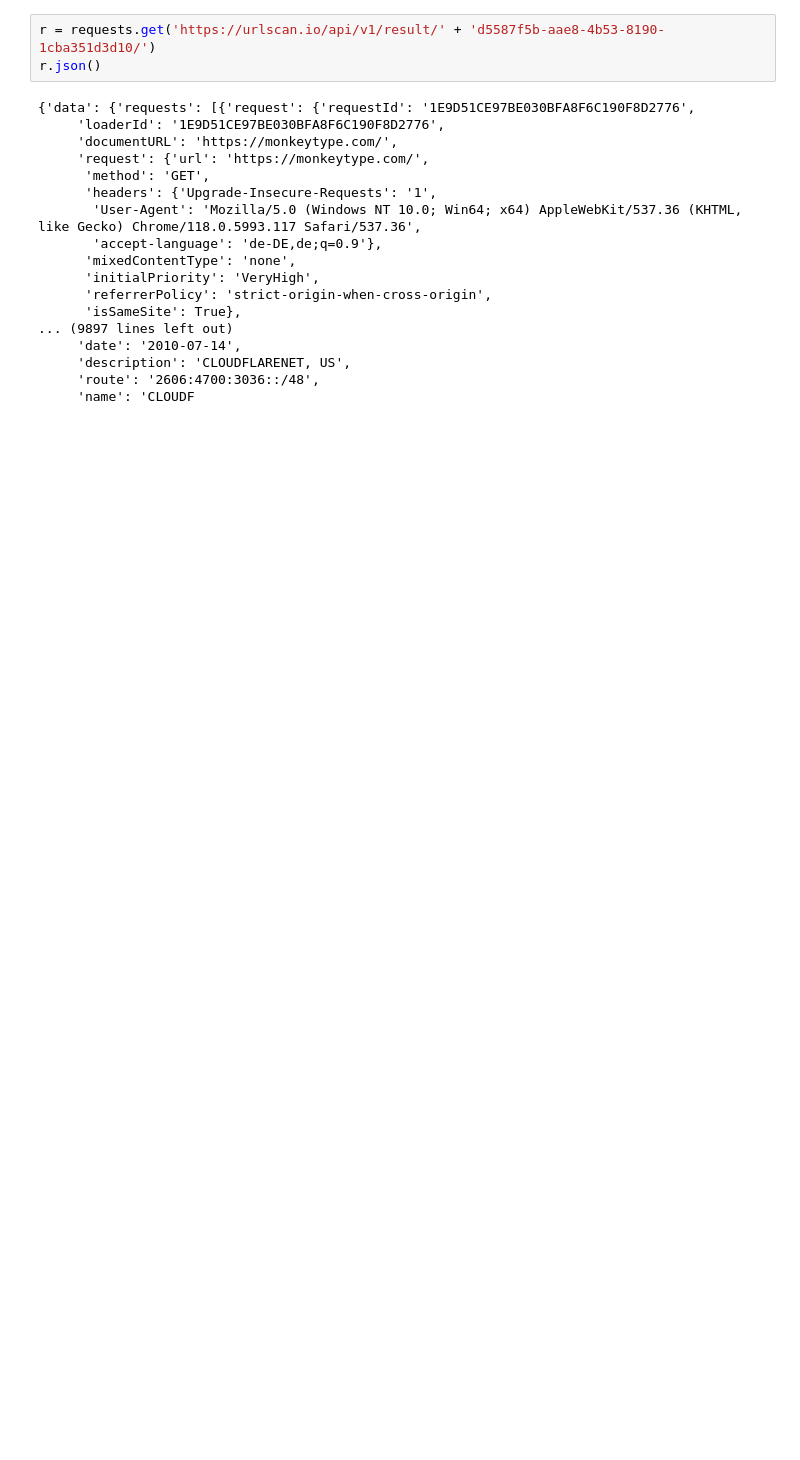
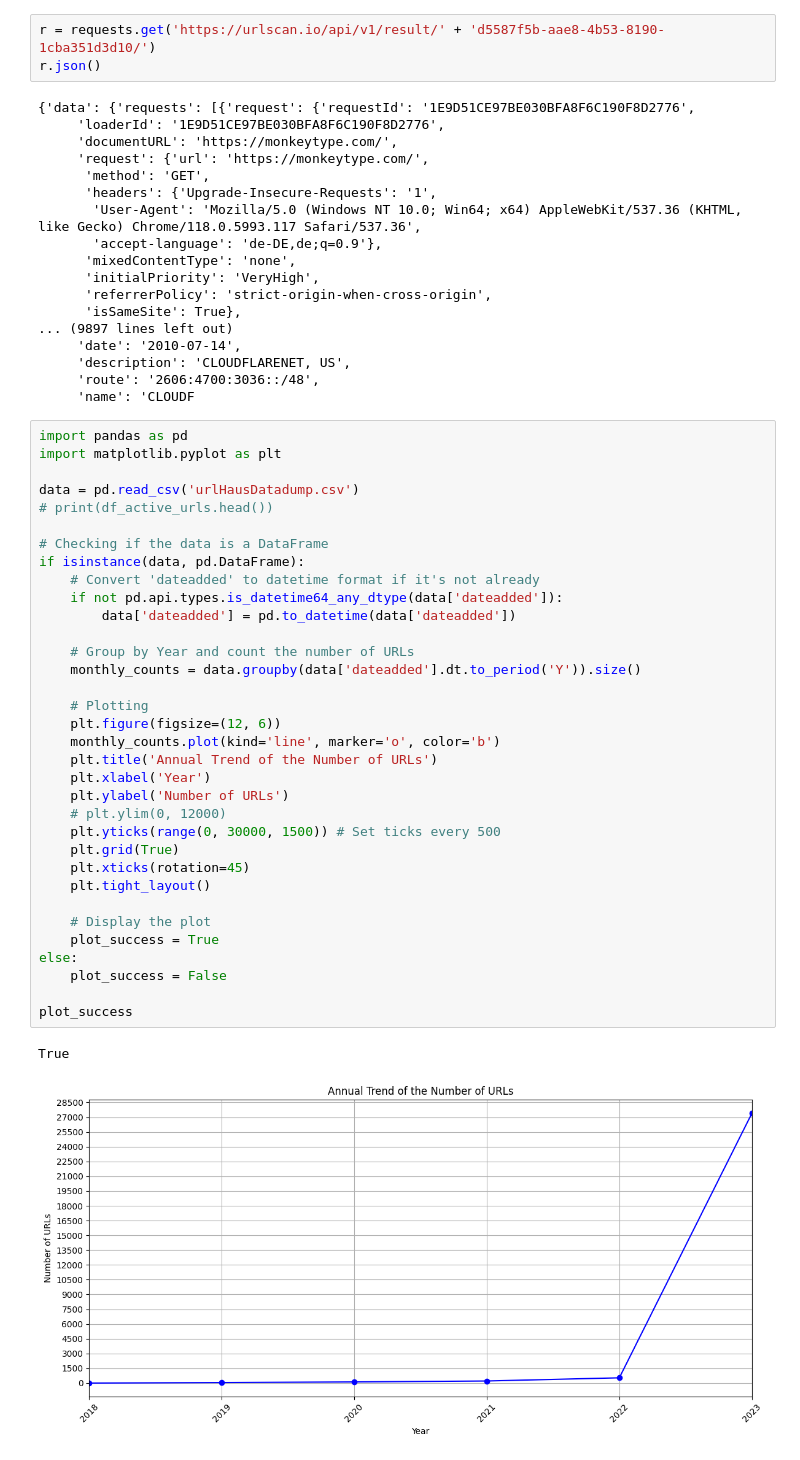
Before and after one commit to clayshubert/KnowThyEnemy, a Jupyter notebook: KnowThyEnemy.ipynb, the cells around one changed output. Cells and saved outputs as stored; diff of their text form; blank space fills up the shorter version.

Commit message:
URLs annual trend added
URLs annual trend analysis picture added

```diff
--- a/KnowThyEnemy.ipynb
+++ b/KnowThyEnemy.ipynb
@@ -57,3 +81,40 @@ r.json()
      'description': 'CLOUDFLARENET, US',
      'route': '2606:4700:3036::/48',
      'name': 'CLOUDF
+# %%
+import pandas as pd
+import matplotlib.pyplot as plt
+
+data = pd.read_csv('urlHausDatadump.csv')
+# print(df_active_urls.head())
+
+# Checking if the data is a DataFrame
+if isinstance(data, pd.DataFrame):
+    # Convert 'dateadded' to datetime format if it's not already
+    if not pd.api.types.is_datetime64_any_dtype(data['dateadded']):
+        data['dateadded'] = pd.to_datetime(data['dateadded'])
+
+    # Group by Year and count the number of URLs
+    monthly_counts = data.groupby(data['dateadded'].dt.to_period('Y')).size()
+
+    # Plotting
+    plt.figure(figsize=(12, 6))
+    monthly_counts.plot(kind='line', marker='o', color='b')
+    plt.title('Annual Trend of the Number of URLs')
+    plt.xlabel('Year')
+    plt.ylabel('Number of URLs')
+    # plt.ylim(0, 12000)
+    plt.yticks(range(0, 30000, 1500)) # Set ticks every 500
+    plt.grid(True)
+    plt.xticks(rotation=45)
+    plt.tight_layout()
+
+    # Display the plot
+    plot_success = True
+else:
+    plot_success = False
+
+plot_success
+# %% [output]
+True
+[figure, added]
```
Also changed, not shown: parts of 2 cells of this notebook, 2 other files.
